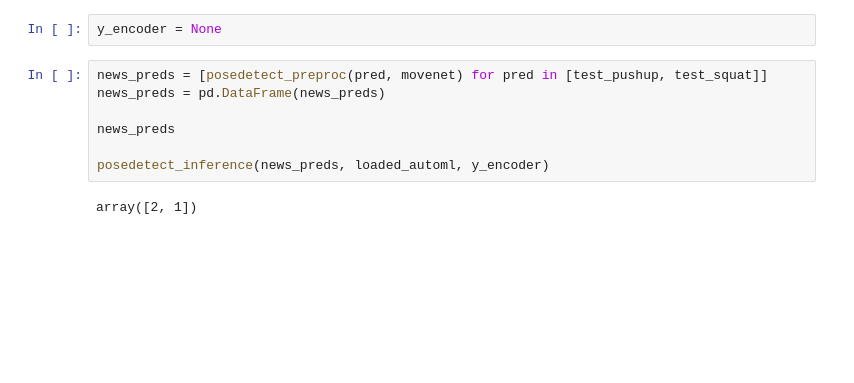
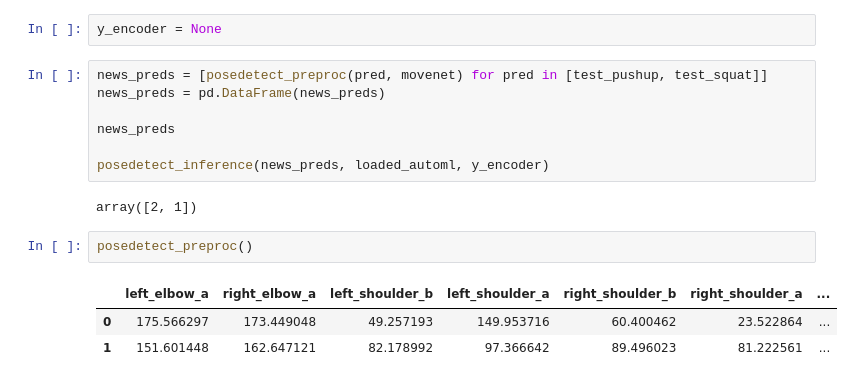
Before and after one commit to kvkirya/pt-ai, a Jupyter notebook: notebooks/mischa_xgboost.ipynb, the cells around one changed output. Drawn from its saved outputs; the diff is of its cells as text; blank space fills up the shorter version.

```diff
--- a/notebooks/mischa_xgboost.ipynb
+++ b/notebooks/mischa_xgboost.ipynb
@@ -403,3 +421,9 @@ news_preds
 posedetect_inference(news_preds, loaded_automl, y_encoder)
 # %% [output]
 array([2, 1])
+# %%
+posedetect_preproc()
+# %% [output]
+|  | left_elbow_a | right_elbow_a | left_shoulder_b | left_shoulder_a | right_shoulder_b | right_shoulder_a | ... |
+| 0 | 175.566297 | 173.449048 | 49.257193 | 149.953716 | 60.400462 | 23.522864 | ... |
+| 1 | 151.601448 | 162.647121 | 82.178992 | 97.366642 | 89.496023 | 81.222561 | ... |
```
Also changed, not shown: parts of 6 cells of this notebook, 3 other files.
